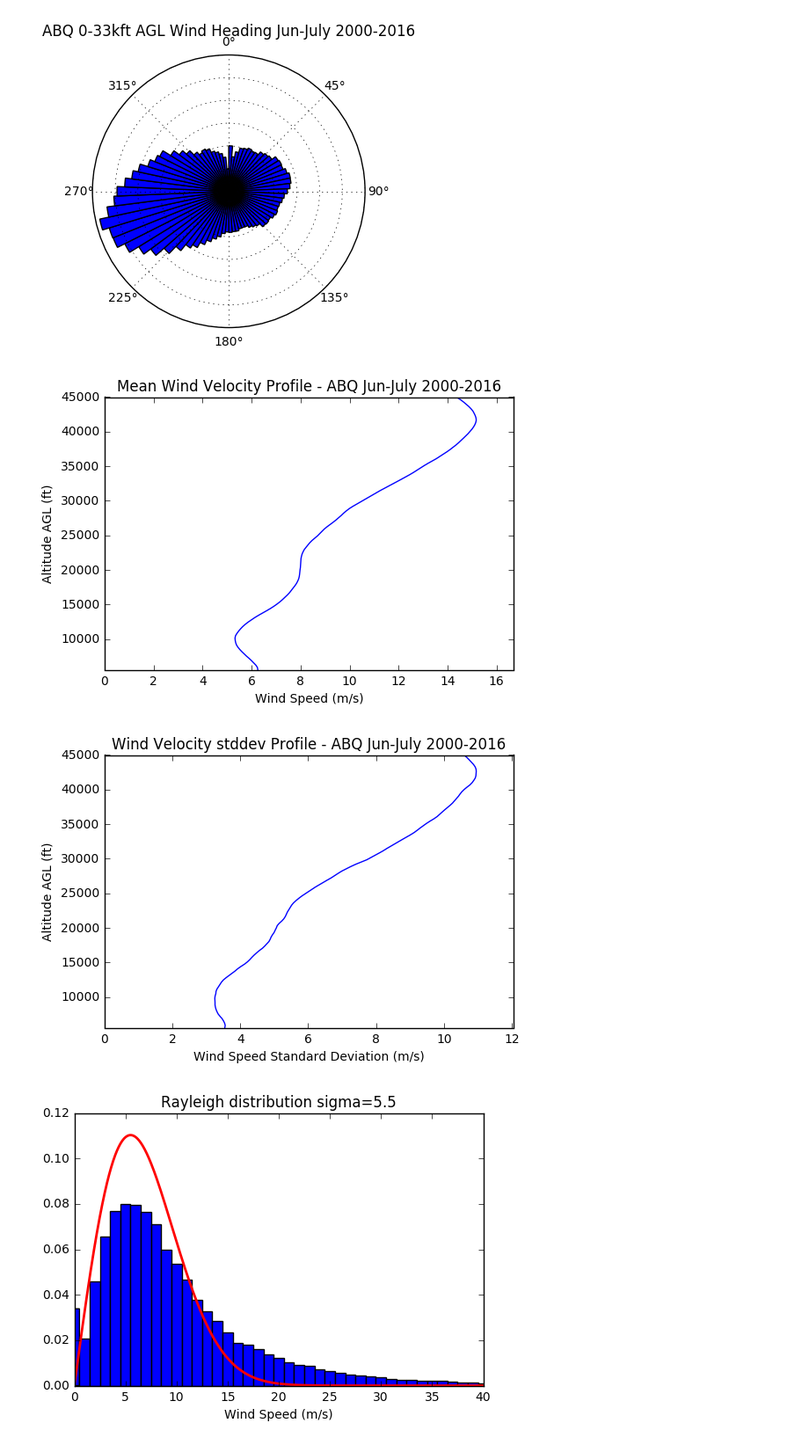
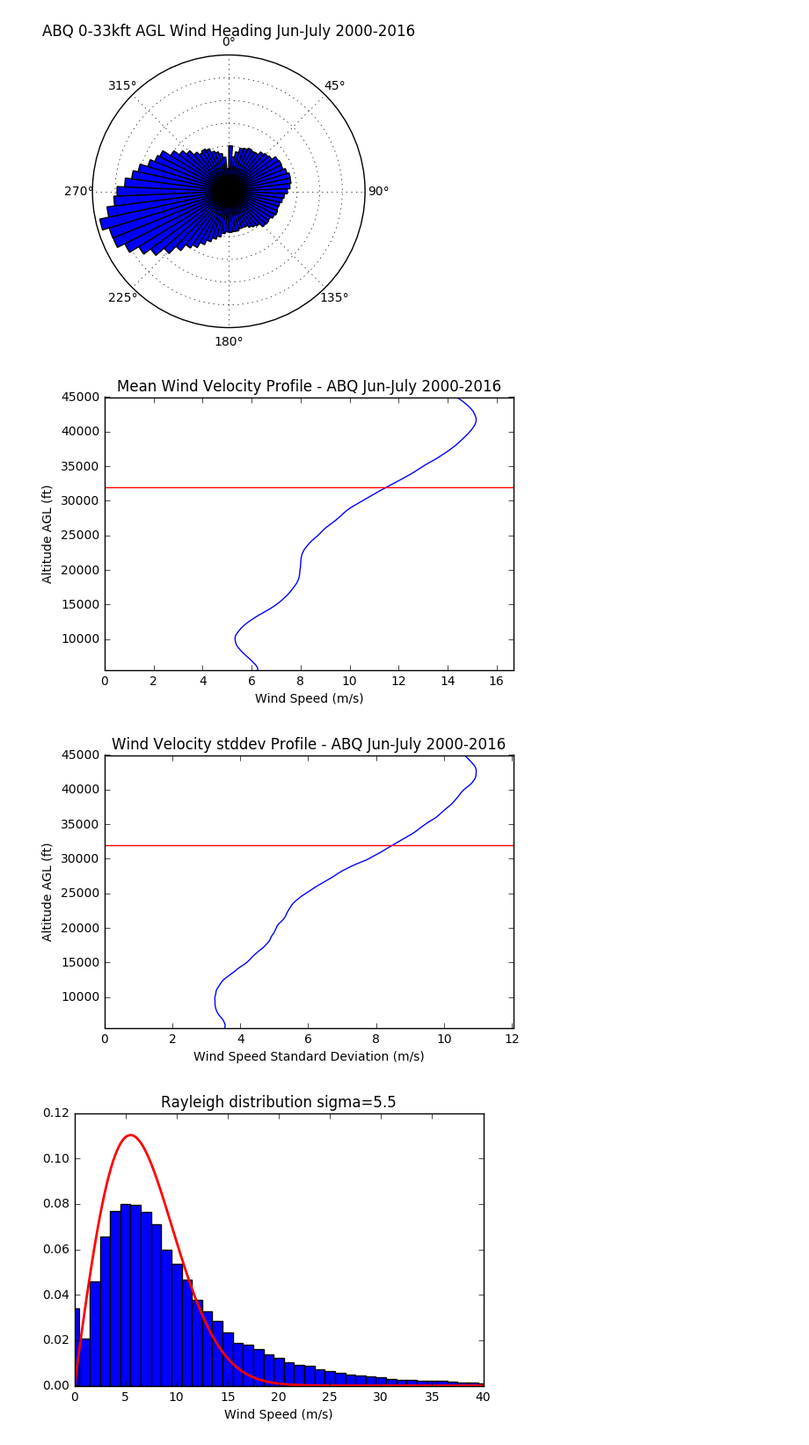
Before and after one commit to stanford-ssi/rockets-irec, a Jupyter notebook: Airframe_Design/windanalysis.ipynb, the cells around one changed output. Shown at 88% size. Cells and saved outputs as stored; diff of their text form; code cells hidden in the pictures.

```diff
--- a/Airframe_Design/windanalysis.ipynb
+++ b/Airframe_Design/windanalysis.ipynb
@@ -209,25 +209,27 @@ plt.show()
 # %%
 avg_speed_profile = speed.mean(axis=(0,1,2))
 avg_speed_stddev_profile = speed.std(axis=(0,1,2))
 
 plt.plot(avg_speed_profile, alt*3.28084, '-')
+plt.axhline(32000,color='r')
 plt.xlabel('Wind Speed (m/s)')
 plt.ylabel('Altitude AGL (ft)')
 plt.title('Mean Wind Velocity Profile - ABQ Jun-July 2000-2016')
 plt.ylim(min(alt*3.28084),45000)
 plt.xlim(0, 1.1*max(avg_speed_profile))
 plt.show()
 
 plt.plot(avg_speed_stddev_profile, alt*3.28084, '-')
+plt.axhline(32000,color='r')
 plt.xlabel('Wind Speed Standard Deviation (m/s)')
 plt.ylabel('Altitude AGL (ft)')
 plt.title('Wind Velocity stddev Profile - ABQ Jun-July 2000-2016')
 plt.ylim(min(alt*3.28084),45000)
 plt.xlim(0, 1.1*max(avg_speed_stddev_profile))
 plt.show()
 # %% [output]
-[figure, old version]
+[figure, new version]
-[figure, old version]
+[figure, new version]
 # %%
 def exponential(x, lamb):
     return lamb*np.exp(-lamb*x)
```
Also changed, not shown: parts of 5 cells of this notebook.
